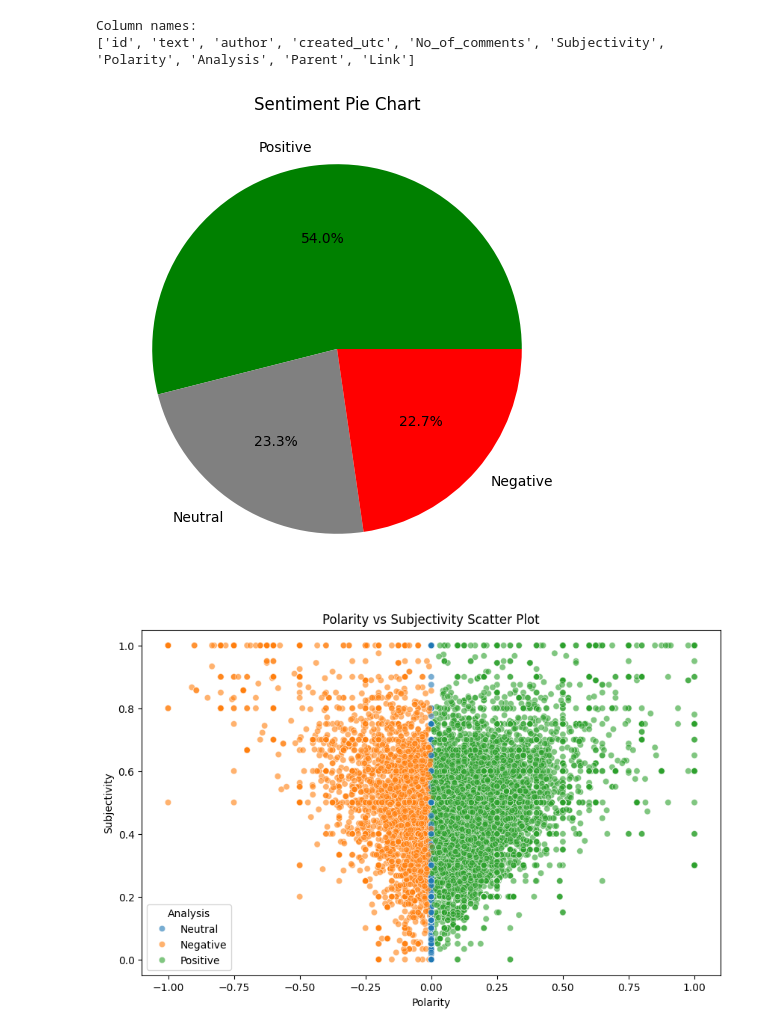
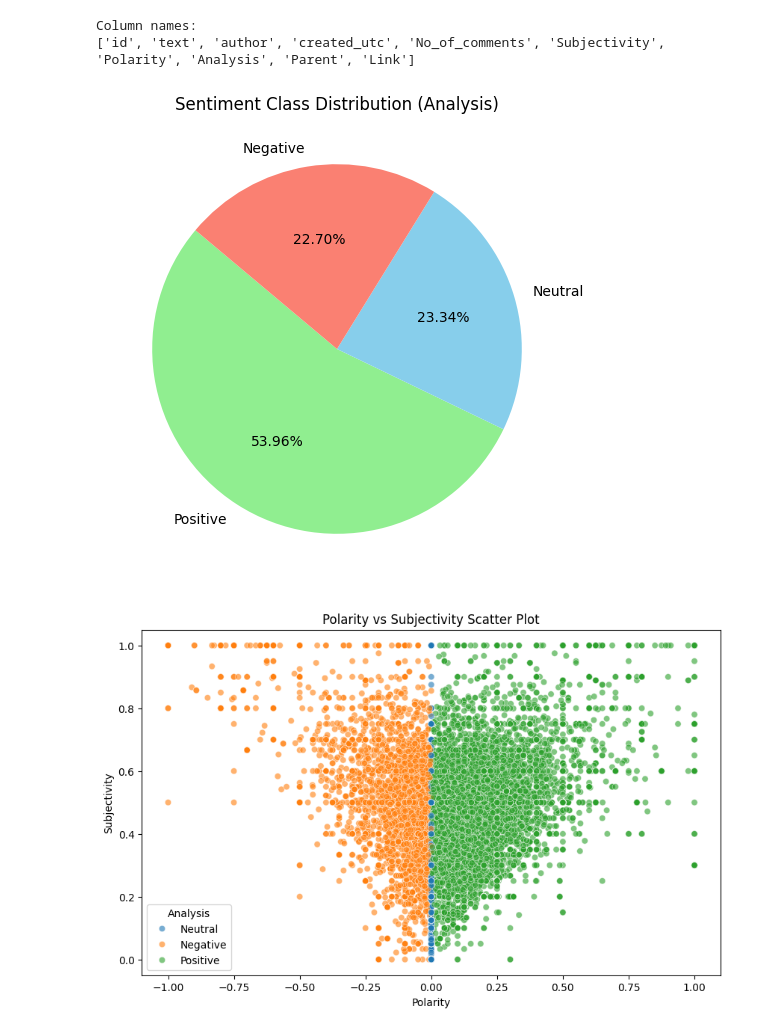
Before and after one commit to Winnee0305/COVID-Sentiment-Analysis, a Jupyter notebook: src/EDA.ipynb, the cells around one changed output. Saved outputs shown, nothing was run; the diff lists cells and outputs as text; code cells hidden in the pictures.

```diff
--- a/src/EDA.ipynb
+++ b/src/EDA.ipynb
@@ -101,15 +143,27 @@ print(df.columns.tolist())
 Column names:
 ['id', 'text', 'author', 'created_utc', 'No_of_comments', 'Subjectivity', 'Polarity', 'Analysis', 'Parent', 'Link']
 # %%
-# --------- DETAILED EDA ---------
-# Visualize the distribution of the 'Analysis' pie chart
-plt.figure(figsize=(8, 6))
-df['Analysis'].value_counts().plot.pie(autopct='%1.1f%%', colors=colors)
-plt.title('Sentiment Pie Chart')
-plt.ylabel('')
+# Visualize the sentiment distribution
+# Count sentiment classes
+analysis_counts = df['Analysis'].value_counts()
+
+# Get labels in the desired color
+labels_order = analysis_counts.index.tolist()
+label_color_mapping = {
+    'Neutral': 'skyblue',
+    'Negative': 'salmon',
+    'Positive': 'lightgreen'
+}
+# Map colors based on label order
+custom_colors = [label_color_mapping[label] for label in labels_order]
+
+# Plot Pie Chart
+plt.figure(figsize=(6,6))
+plt.pie(analysis_counts, labels=labels_order, colors=custom_colors, autopct='%.2f%%', startangle=140)
+plt.title('Sentiment Class Distribution (Analysis)')
 plt.show()
 # %% [output]
-[figure, old version]
+[figure, new version]
 # %%
 # Visualize the relationship between 'Polarity' and 'Subjectivity'
 plt.figure(figsize=(10,6))
```
Also changed, not shown: parts of 6 cells of this notebook.
